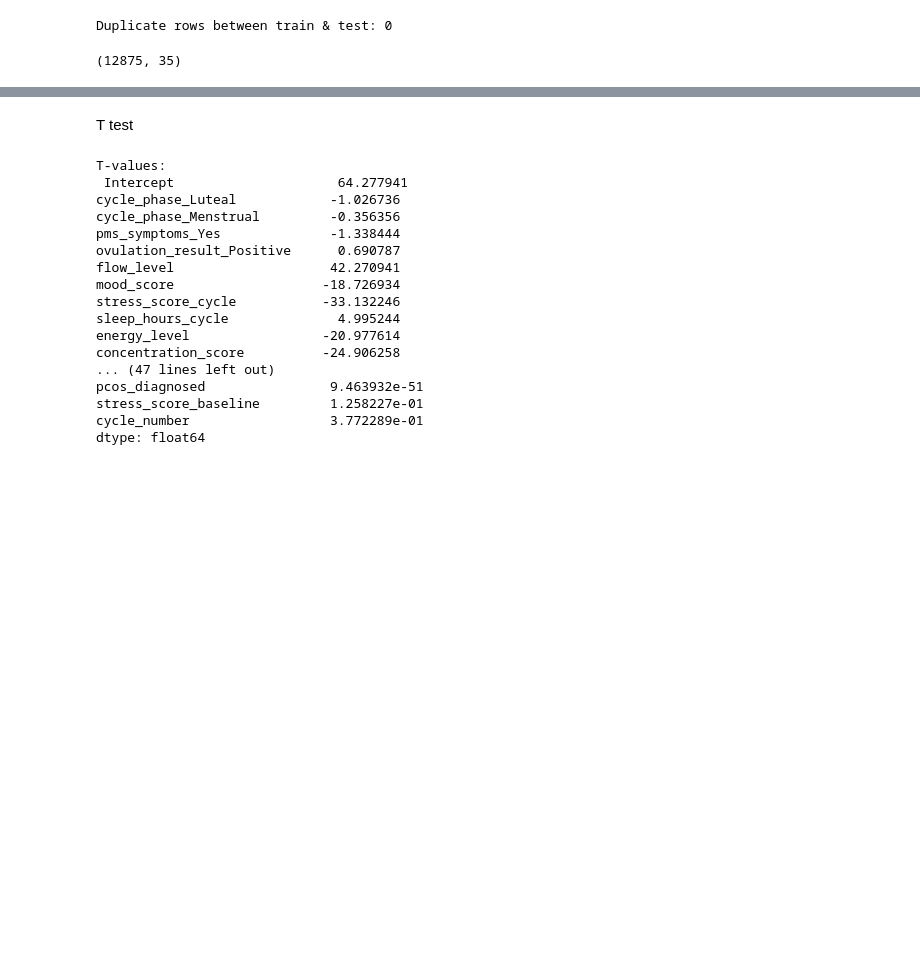
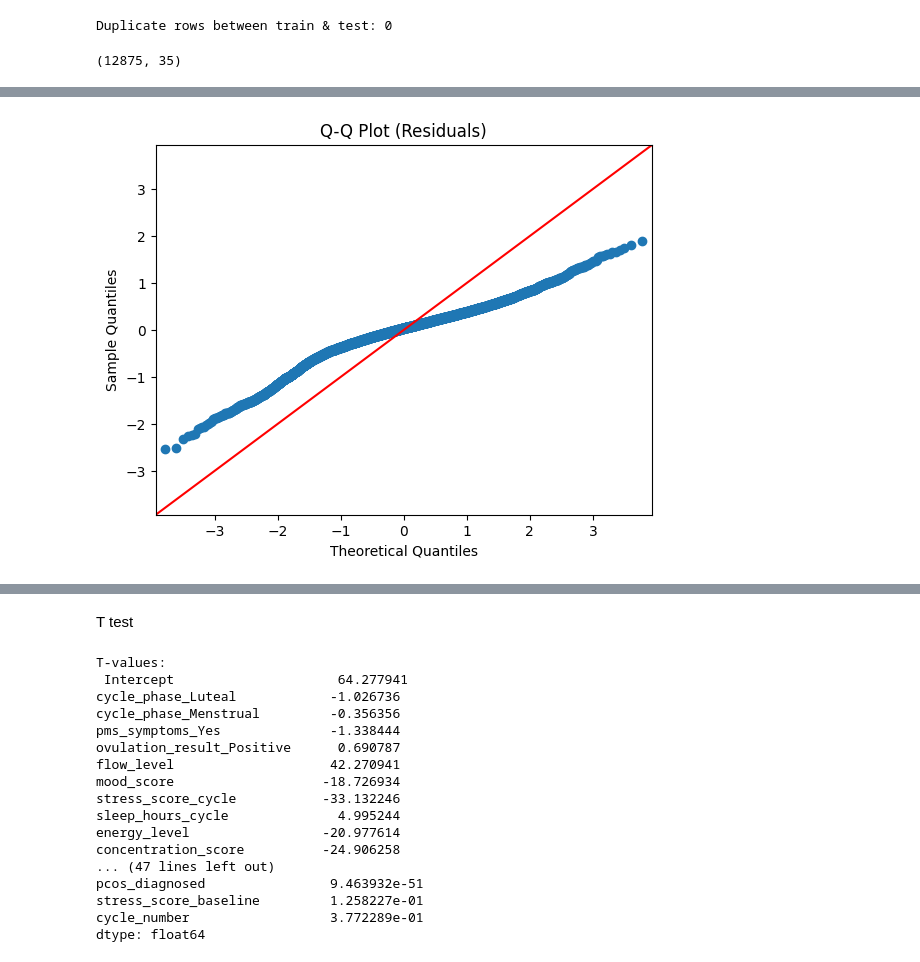
Before and after one commit to Parasshirishvaidya/regression-for-menstrual-pain, a Jupyter notebook: Notebooks/model_training_fe.ipynb, the cells around one changed output, grey strips where cells are left out. Cells and saved outputs as stored; diff of their text form; code cells hidden in the pictures; blank space fills up the shorter version.

```diff
--- a/Notebooks/model_training_fe.ipynb
+++ b/Notebooks/model_training_fe.ipynb
@@ -469,0 +555,10 @@ strong multicollinearity or other numerical problems.
+# %%
+# Normality of Residuals (Q-Q Plot)
+
+import statsmodels.api as sm
+
+sm.qqplot(residuals, line='45')
+plt.title("Q-Q Plot (Residuals)")
+plt.show()
+# %% [output]
+[figure, added]
```
Also changed, not shown: parts of 15 cells of this notebook.
